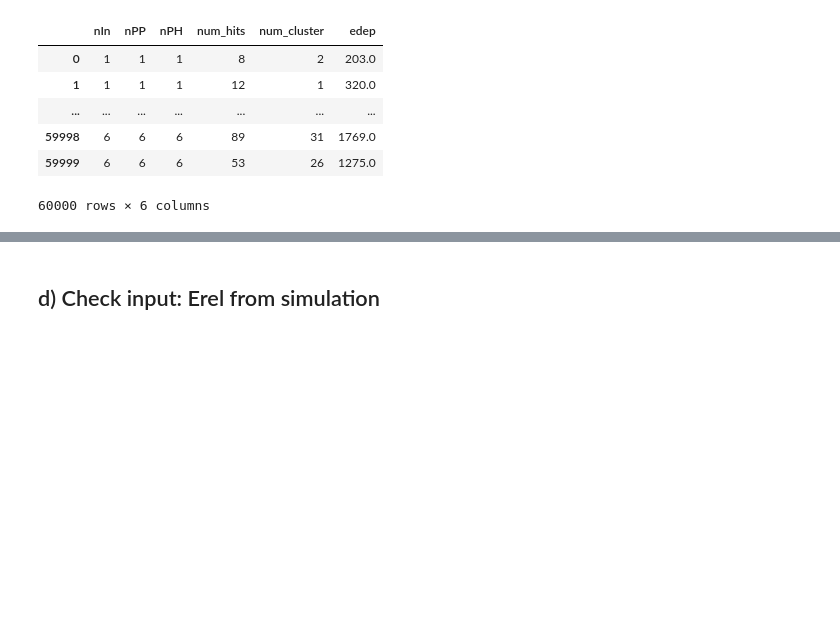
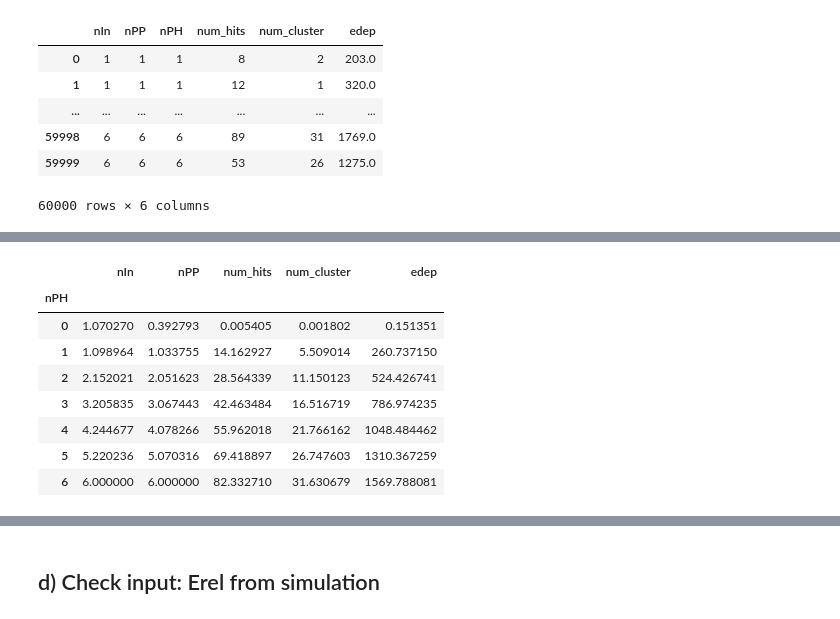
Before and after one commit to janmayer/NeuLAND-132Sn, a Jupyter notebook: 02-digitize.ipynb, the cells around one changed output, grey strips where cells are left out. Cells and saved outputs as stored; diff of their text form; code cells hidden in the pictures; blank space fills up the shorter version.

```diff
--- a/02-digitize.ipynb
+++ b/02-digitize.ipynb
@@ -210,0 +212,13 @@ Using matplotlib backend: agg
+# %%
+pd.options.display.max_rows = 7
+display(data.groupby("nPH").mean())
+# %% [output]
+|  | nIn | nPP | num_hits | num_cluster | edep |
+| nPH |  |  |  |  |  |
+| 0 | 1.070270 | 0.392793 | 0.005405 | 0.001802 | 0.151351 |
+| 1 | 1.098964 | 1.033755 | 14.162927 | 5.509014 | 260.737150 |
+| 2 | 2.152021 | 2.051623 | 28.564339 | 11.150123 | 524.426741 |
+| 3 | 3.205835 | 3.067443 | 42.463484 | 16.516719 | 786.974235 |
+| 4 | 4.244677 | 4.078266 | 55.962018 | 21.766162 | 1048.484462 |
+| 5 | 5.220236 | 5.070316 | 69.418897 | 26.747603 | 1310.367259 |
+| 6 | 6.000000 | 6.000000 | 82.332710 | 31.630679 | 1569.788081 |
```
Also changed, not shown: parts of 4 cells of this notebook, 8 other files.
